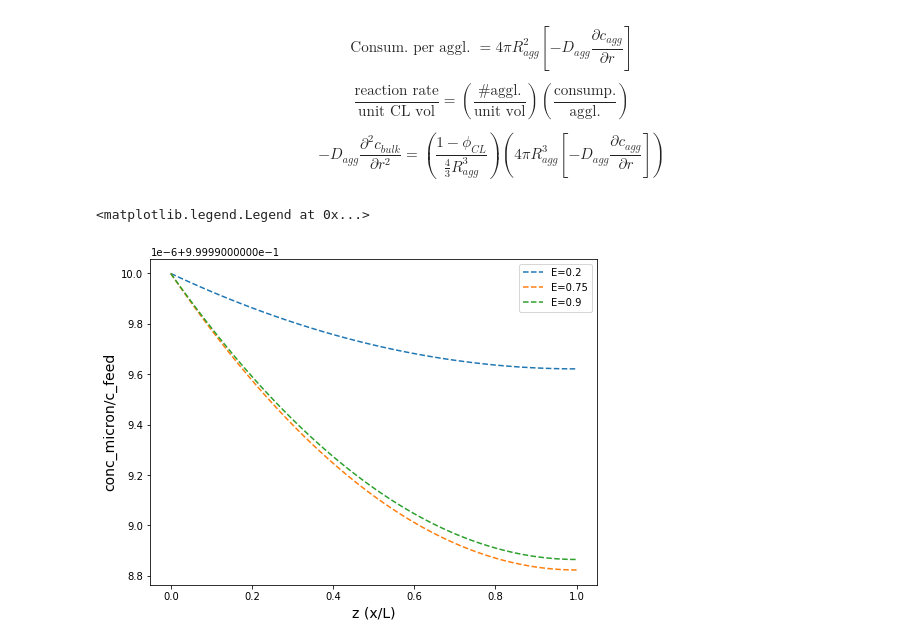
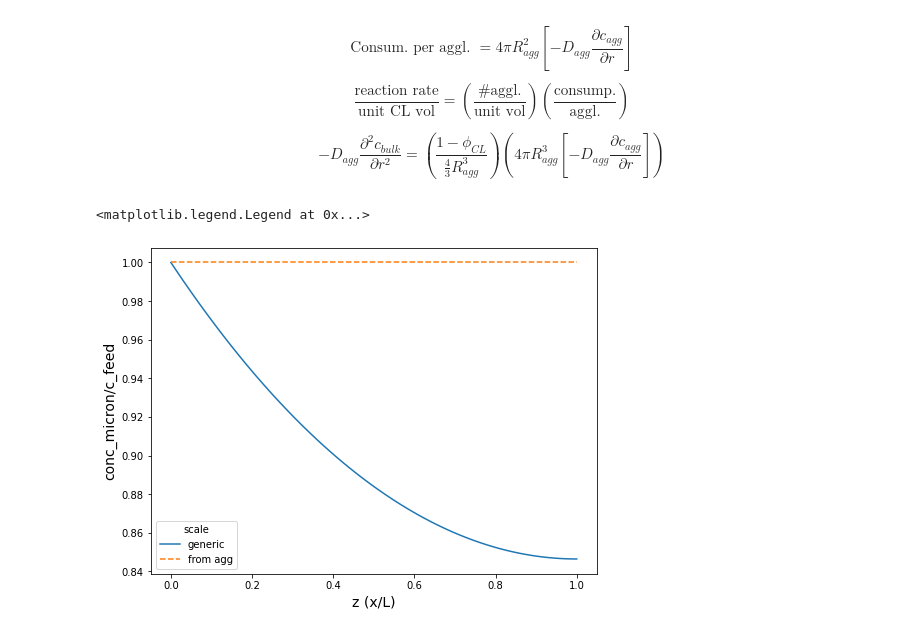
Before and after one commit to tinypersimmon/lbnl, a Jupyter notebook: transport_model.ipynb, the cells around one changed output. Drawn from its saved outputs; the diff is of its cells as text; code cells hidden in the pictures.

```diff
--- a/transport_model.ipynb
+++ b/transport_model.ipynb
@@ -416,23 +409,26 @@ $$ -D_{agg} \frac{\partial^2 c_{bulk}}{\partial r^2} = \left( \frac{1-\phi_{CL}}
 # %%
 # D_CL: https://escholarship.org/content/qt7kr960nf/qt7kr960nf.pdf
 # De: https://sci-hub.se/10.1016/j.ijhydene.2018.07.035
 # D_H2mix = 4.9e-5 for r_pore ~ 200nm
 
 j = 0
-E_comb = [0.2, .75, .9]
+E_comb = [.9]
 L_comb = 50e-6
 x_comb = np.arange(0, L+0.5e-6, 0.5e-6)
 
-fig = plt.figure(figsize=(8,6))
-for i in range(len(E_comb)):
+a_v_match = L_Pt * A_ca / (L * (1-eps))
+
+plt.figure(figsize=(8,6))
+for v in E_comb:
     arr_c_micron = []
-    [theta, phi, omega, rt_p, k1, conc_micron, c_film_0] = constants(E_comb[i], x_comb)
-    # plt.plot(x/L, conc_micron/c_feed, label='E='+str(E[i]))
-    plt.plot(x/L, conc_micron/c_feed, label='E='+str(E_comb[i]), linestyle='--')
+    i_match, conc_match = c_cl(applied_potential=v, a_v=a_v_match)
+    [theta, phi, omega, rt_p, k1, conc_micron, c_film_0] = constants(v, x_comb)
+    plt.plot(x_comb/L_comb, conc_match/c_feed, label='generic')
+    plt.plot(x_comb/L_comb, conc_micron/c_feed, label='from agg', linestyle='--')
 
 plt.ylabel('conc_micron/c_feed', fontsize='14')
 plt.xlabel('z (x/L)', fontsize='14')
-plt.legend()
+plt.legend(title='scale')
 # %% [output]
 <matplotlib.legend.Legend at 0x...>
-[figure, old version]
+[figure, new version]
```
Also changed, not shown: parts of 7 cells of this notebook, 1 other file.
